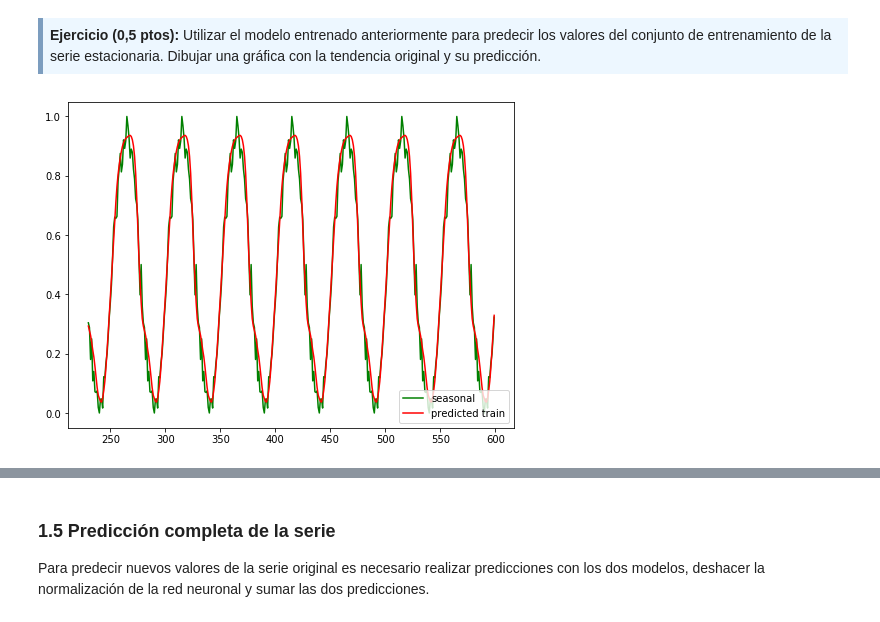
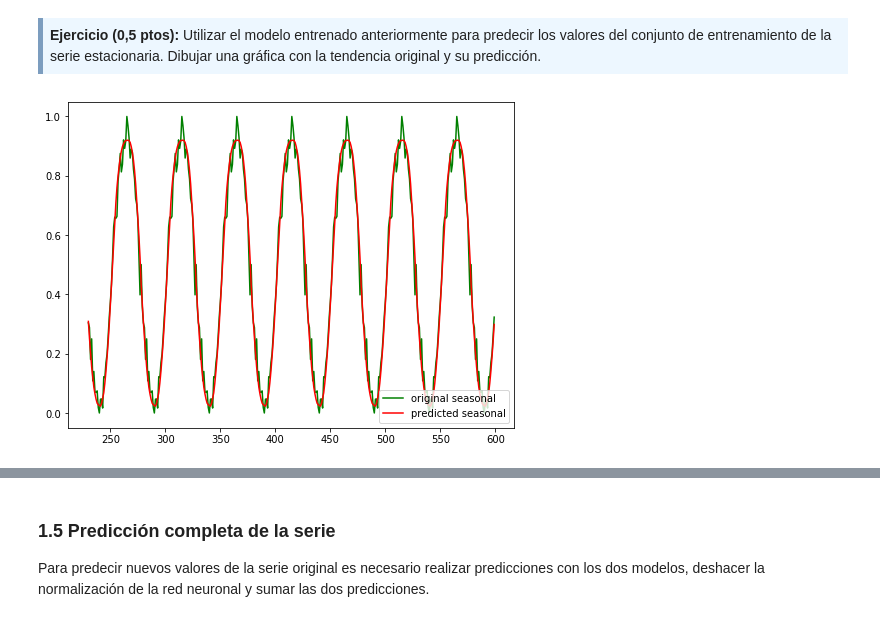
Before and after one commit to fernandoabcampos/deep-learning, a Jupyter notebook: PEC3/20182_M2.875_PEC3-Enunciado.ipynb, the cells around one changed output, grey strips where cells are left out. Saved outputs shown, nothing was run; the diff lists cells and outputs as text; code cells hidden in the pictures.

Commit message:
Serie complete prediction

```diff
--- a/PEC3/20182_M2.875_PEC3-Enunciado.ipynb
+++ b/PEC3/20182_M2.875_PEC3-Enunciado.ipynb
@@ -148,9 +148,9 @@ import operator
 
 polynomial_features = PolynomialFeatures(degree=2)
 x_poly = polynomial_features.fit_transform(idx.reshape(-1,1))
-model = LinearRegression()
-model.fit(x_poly, serie)
-y_poly_pred = model.predict(x_poly)
+model_poly = LinearRegression()
+model_poly.fit(x_poly, serie)
+y_poly_pred = model_poly.predict(x_poly)
 # %%
 plt.plot(idx, serie, color='y', label="Original Serie")
 # sort the values of x before line plot
@@ -239,7 +235,7 @@ os.environ['TF_CPP_MIN_LOG_LEVEL'] = '3'
 
 def gru_model():
     model = Sequential()
-    model.add(GRU(idx.size, input_shape = (30,1), return_sequences=True))
+    model.add(GRU(period, input_shape = (30,1), return_sequences=True))
 
     model.add(Dropout(0.1))
     model.add(GRU(1, return_sequences = False))
@@ -248,7 +244,7 @@ def gru_model():
     model.compile(loss = 'mean_squared_error', optimizer = 'adam')
     return model
 
-model = gru_model()
-model.fit(features_set, labels, batch_size = 10, epochs = 30, verbose = 1)
+model_gru = gru_model()
+model_gru.fit(features_set, labels, batch_size = 10, epochs = 30, verbose = 1)
 # %% [output]
 Epoch 1/30
@@ -274,15 +270,15 @@ Epoch 30/30
 <strong>Ejercicio (0,5 ptos):</strong> Utilizar el modelo entrenado anteriormente para predecir los valores del conjunto de entrenamiento de la serie estacionaria. Dibujar una gráfica con la tendencia original y su predicción.
 </div>
 # %%
-pred = model.predict(features_set)
+pred_gru = model_gru.predict(features_set)
 
 seas_interested_id = seasonal_norm
 seas_interested_id = seas_interested_id[lookback:]
 
 plt.rc("figure", figsize=(8,6))
-plt.plot(idx[lookback:], seas_interested_id, color='g', label="seasonal")
-plt.plot(idx[lookback:], pred, color='r', label="predicted train")
+plt.plot(idx[lookback:], seas_interested_id, color='g', label="original seasonal")
+plt.plot(idx[lookback:], pred_gru, color='r', label="predicted seasonal")
 plt.legend(loc="lower right")
 plt.show()
 # %% [output]
-[figure, old version]
+[figure, new version]
```
Also changed, not shown: parts of 5 cells of this notebook.
